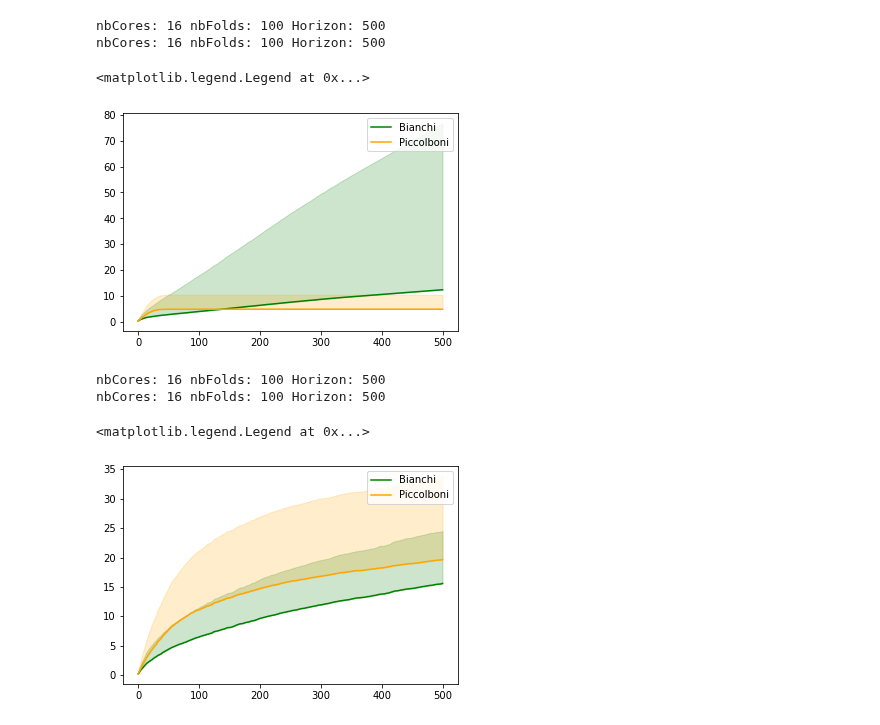
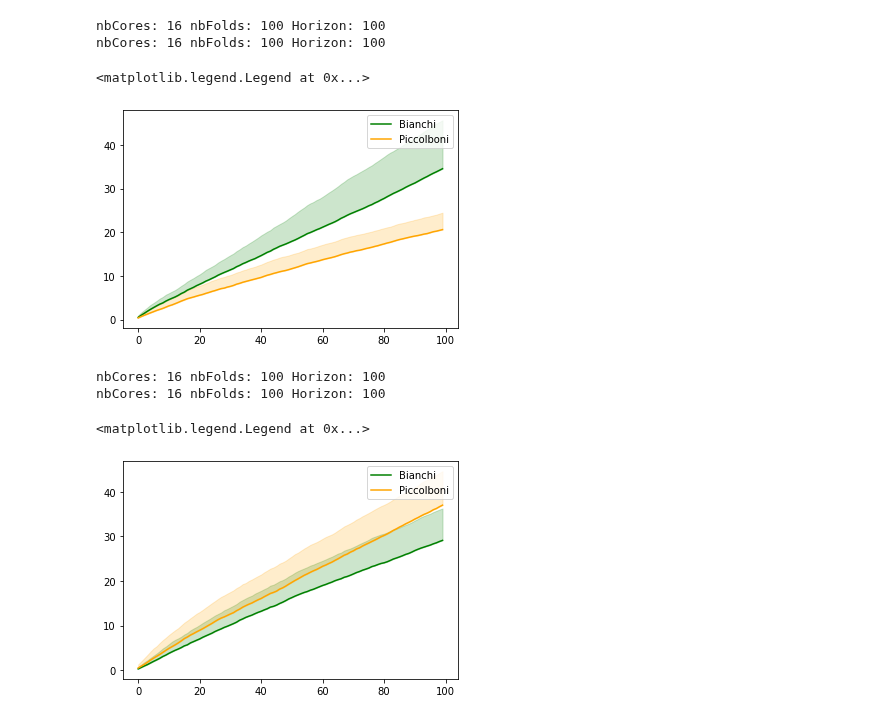
Before and after one commit to MaxHeuillet/partial-monitoring-algos, a Jupyter notebook: synthetic_case.ipynb, the cells around one changed output. Drawn from its saved outputs; the diff is of its cells as text; code cells hidden in the pictures.

Commit message:
updated feedexp3 algorithms

```diff
--- a/synthetic_case.ipynb
+++ b/synthetic_case.ipynb
@@ -286,9 +270,2 @@ class SyntheticCase:
 
         return action_counter
-# %%
-
-
-
-
-LossMatrix = np.array( [ [1, 0], [0, 1] ] )
-i = optimal_action(LossMatrix, )
@@ -345,6 +317,6 @@ values [0.011111111111111112, 0.011235955056179777] action 1 n [10. 90.] nu [arr
 # %%
 n_cores = 16
 n_folds = 100
-horizon = 500
+horizon = 100
 
 outcome_distribution =  {'spam':0.05,'ham':0.95}
@@ -351,31 +349,34 @@ outcome_distribution =  {'spam':0.05,'ham':0.95}
 # %%
-game = games.apple_tasting(False, outcome_distribution)
+game = games.bandit(False,outcome_distribution)
 
-alg = feedexp3.FeedExp3(  game, horizon, 'Bianchi',)
+
+alg = feedexp3_v2.FeedExp3(  game, horizon, 'Bianchi',)
 result1 = evaluate_parallel(n_cores, n_folds, horizon, alg, game)
 regret1 = np.array([ game.delta(i) for i in range(game.n_actions) ]).T @ np.mean(result1,0)
 std1 = np.array([ game.delta(i) for i in range(game.n_actions) ]).T @ np.std(result1,0)
 plt.plot(   regret1 , label = 'Bianchi', color = 'green' )
 plt.fill_between( range(horizon) ,  regret1    , regret1 + std1 , color = 'green' , alpha = 0.2)
 
 alg = feedexp3.FeedExp3(  game, horizon, 'Piccolboni',)
 result2 = evaluate_parallel(n_cores, n_folds, horizon, alg, game)
 regret2 = np.array([ game.delta(i) for i in range(game.n_actions) ]).T @ np.mean(result2,0)
 std2 = np.array([ game.delta(i) for i in range(game.n_actions) ]).T @ np.std(result2,0)
 plt.plot(   regret2  , label = 'Piccolboni', color = 'orange' )
 plt.fill_between( range(horizon) ,  regret2    , regret2 + std2 , color = 'orange' , alpha = 0.2)
 
 plt.legend()
 # %% [output]
-nbCores: 16 nbFolds: 100 Horizon: 500
-nbCores: 16 nbFolds: 100 Horizon: 500
+nbCores: 16 nbFolds: 100 Horizon: 100
+nbCores: 16 nbFolds: 100 Horizon: 100
 <matplotlib.legend.Legend at 0x...>
-[figure, old version]
+[figure, new version]
 # %%
-game = games.bandit(False,outcome_distribution)
+game = games.label_efficient(outcome_distribution)
+# import feedexp3_v2
+# alg = feedexp3_v2.FeedExp3(  game, horizon, 'Bianchi',)
+# task = Evaluation(horizon)
+# task.eval_policy_once(alg,game,11)
 
-
-alg = feedexp3.FeedExp3(  game, horizon, 'Bianchi',)
 result1 = evaluate_parallel(n_cores, n_folds, horizon, alg, game)
 regret1 = np.array([ game.delta(i) for i in range(game.n_actions) ]).T @ np.mean(result1,0)
 std1 = np.array([ game.delta(i) for i in range(game.n_actions) ]).T @ np.std(result1,0)
@@ -391,7 +392,7 @@ plt.fill_between( range(horizon) ,  regret2    , regret2 + std2 , color = 'orang
 
 plt.legend()
 # %% [output]
-nbCores: 16 nbFolds: 100 Horizon: 500
-nbCores: 16 nbFolds: 100 Horizon: 500
+nbCores: 16 nbFolds: 100 Horizon: 100
+nbCores: 16 nbFolds: 100 Horizon: 100
 <matplotlib.legend.Legend at 0x...>
-[figure, old version]
+[figure, new version]
```
Also changed, not shown: parts of 7 cells of this notebook, 2 other files.
